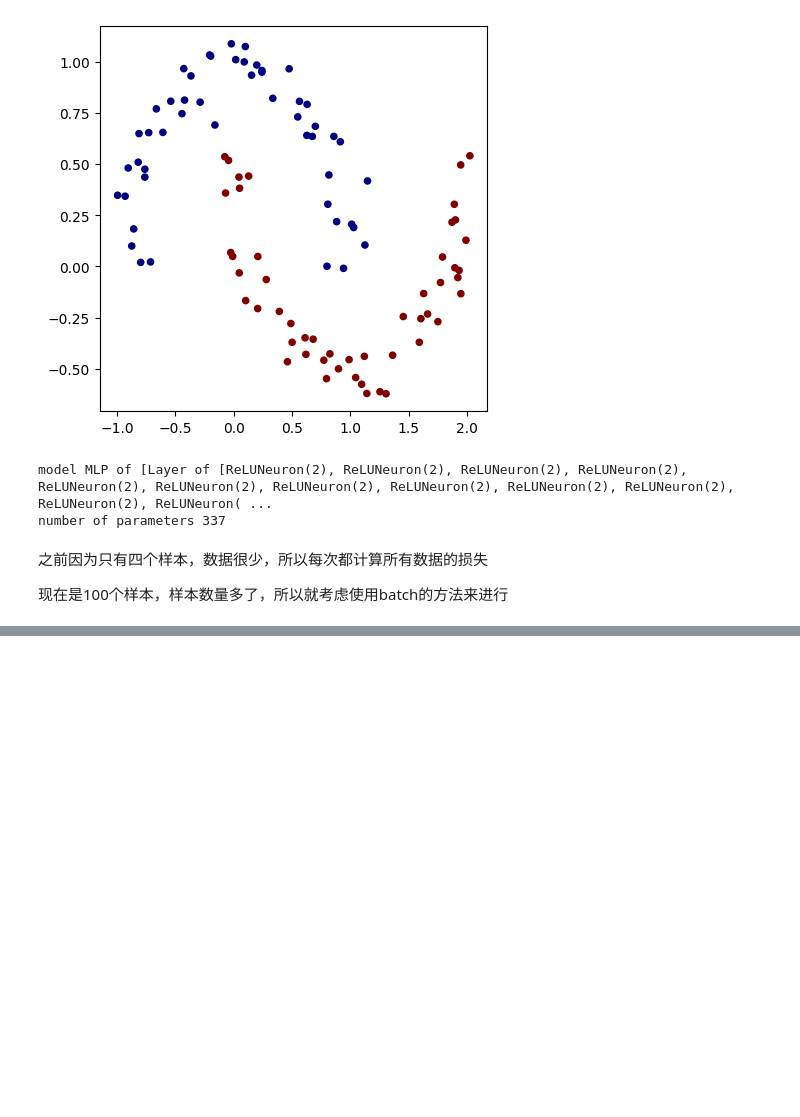
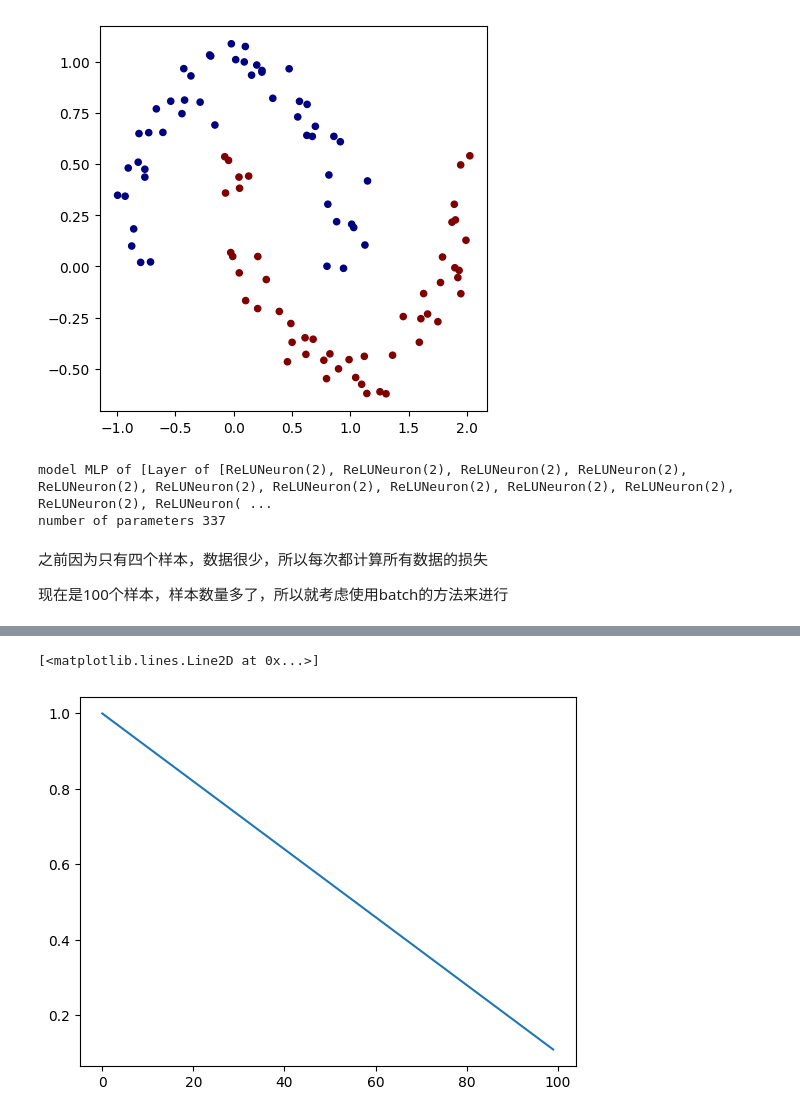
Before and after one commit to CastleDream/learnGPTfromScratch, a Jupyter notebook: code/1_micrograd_demo.ipynb, the cells around one changed output, grey strips where cells are left out. Cells and saved outputs as stored; diff of their text form; code cells hidden in the pictures; blank space fills up the shorter version.

```diff
--- a/code/1_micrograd_demo.ipynb
+++ b/code/1_micrograd_demo.ipynb
@@ -42,0 +153,6 @@ def loss(batch_size = None):
+# %%
+x = np.array(list(range(100)))
+plt.plot(x, 1.0-0.9*x/100)
+# %% [output]
+[<matplotlib.lines.Line2D at 0x...>]
+[figure, added]
```
Also changed, not shown: parts of 16 cells of this notebook, 7 other files.
